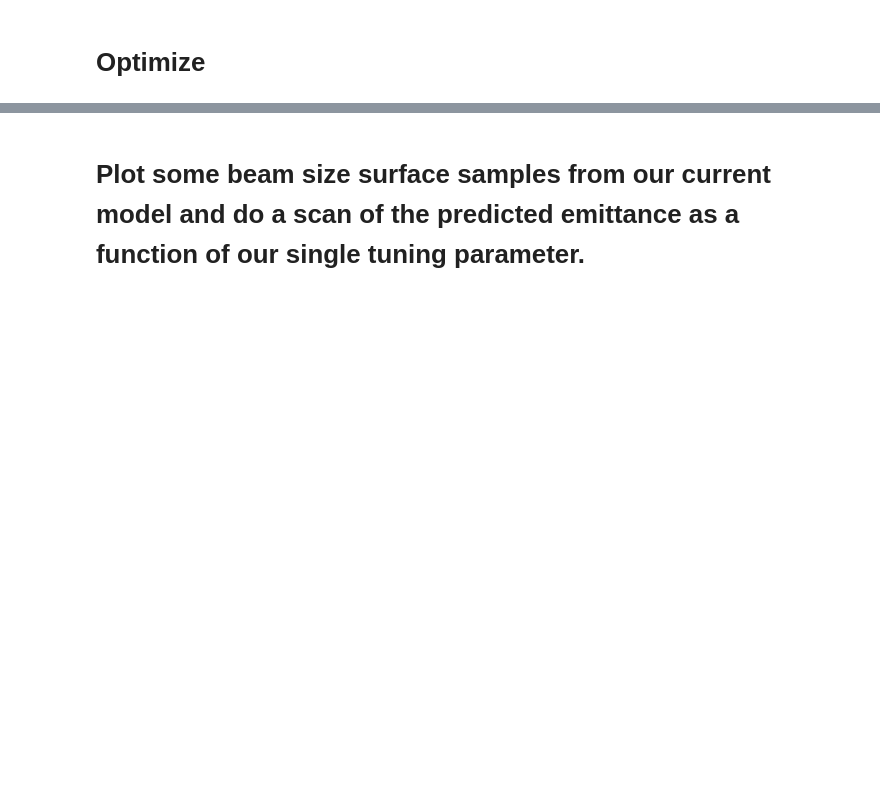
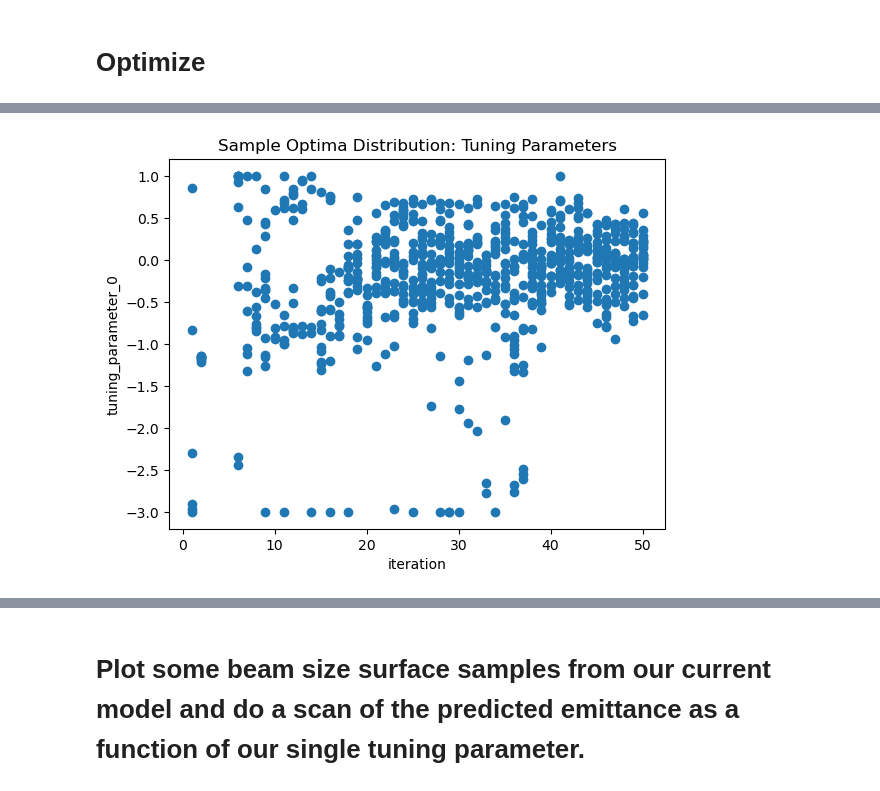
Before and after one commit to roussel-ryan/emitopt, a Jupyter notebook: examples/bax-emittance-minimization-toy-model.ipynb, the cells around one changed output, grey strips where cells are left out. Saved outputs shown, nothing was run; the diff lists cells and outputs as text; code cells hidden in the pictures; blank space fills up the shorter version.

Commit message:
Add plot utilities and reorganize.

```diff
--- a/examples/bax-emittance-minimization-toy-model.ipynb
+++ b/examples/bax-emittance-minimization-toy-model.ipynb
@@ -52,7 +52,7 @@ noise = False #whether to add noise to the ground-truth beam size function outpu
 meas_dim = 1 #input dimension for measurement parameter
 n_obs_init = 3 #number of random initial observations for GP model
 n_samples = 20 #number of posterior samples for BAX
-n_iter = 25 #number of optimization steps for Xopt to take (after acquiring random initial data)
+n_iter = 50 #number of optimization steps for Xopt to take (after acquiring random initial data)
 rand_seed = 2
 
 #random seeds for reproducibility
@@ -194,11 +194,14 @@ optimizer.data
 # %%
+results = {}
+beam_size_models = {}
+
 #get initial emittance prediction at ground truth optimum
 beam_size_model = optimizer.generator.train_model().models[0]
 
 
 #get mean-predicted optimal tuning config and eval predicted emits at this location in tuning parameter space
 algo = optimizer.generator.algorithm
-X_tuned, emits_at_target_valid, emits_sq_at_target, is_valid, svr = algo.mean_output(beam_size_model,
+X_tuned, emits_at_target_valid, svr = algo.mean_output(beam_size_model,
                                                                                      torch.tensor(vocs.bounds),
                                                                                      num_restarts=10)
 
@@ -219,14 +222,18 @@ for i in range(1, n_iter+1):
     optimizer.step()
 
 
-    #extract GP model hyperparams
+    #extract GP model
     beam_size_model = optimizer.generator.model.models[0]
+
+    #extract and store algorithm results for this iteration
+    results[i] = optimizer.generator.algorithm_results
+    beam_size_models[i] = beam_size_model
 
     #get mean-predicted optimal tuning config and eval predicted emits at this location in tuning parameter space
     algo = optimizer.generator.algorithm
-    X_tuned, emits_at_target_valid, emits_sq_at_target, is_valid, svr = algo.mean_output(beam_size_model,
-                                                                                         torch.tensor(vocs.bounds),
-                                                                                         num_restarts=10)
+    X_tuned, emits_at_target_valid, svr = algo.mean_output(beam_size_model,
+                                                         torch.tensor(vocs.bounds),
+                                                         num_restarts=10)
 
     end = time.time()
     print('This iteration took:', end-start, 'seconds.\n')
@@ -325,0 +348,5 @@ sample validity rate: tensor([0.9466])
+# %%
+from emitopt.utils import plot_sample_optima_dist_inputs
+plot_sample_optima_dist_input_space(results)
+# %% [output]
+[figure, added]
```
Also changed, not shown: parts of 6 cells of this notebook, 6 other files.
